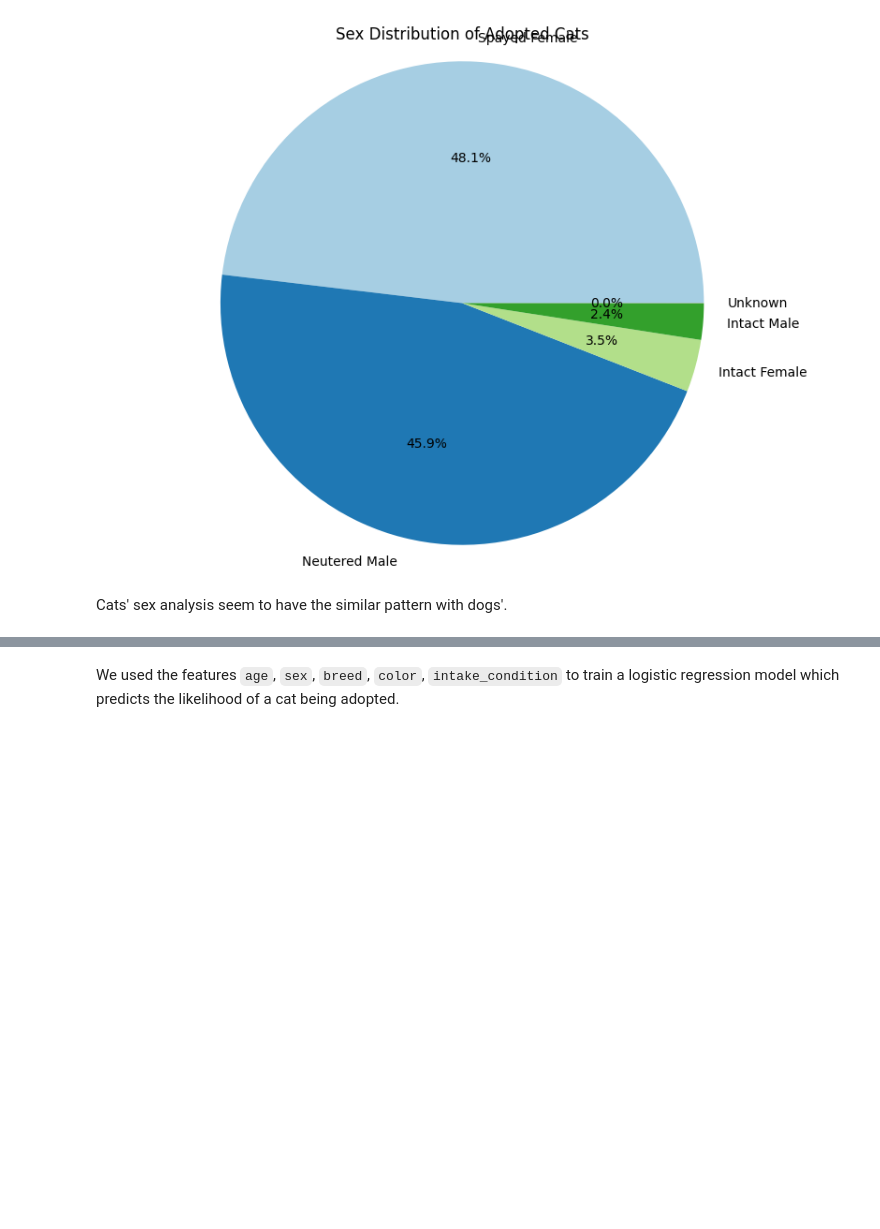
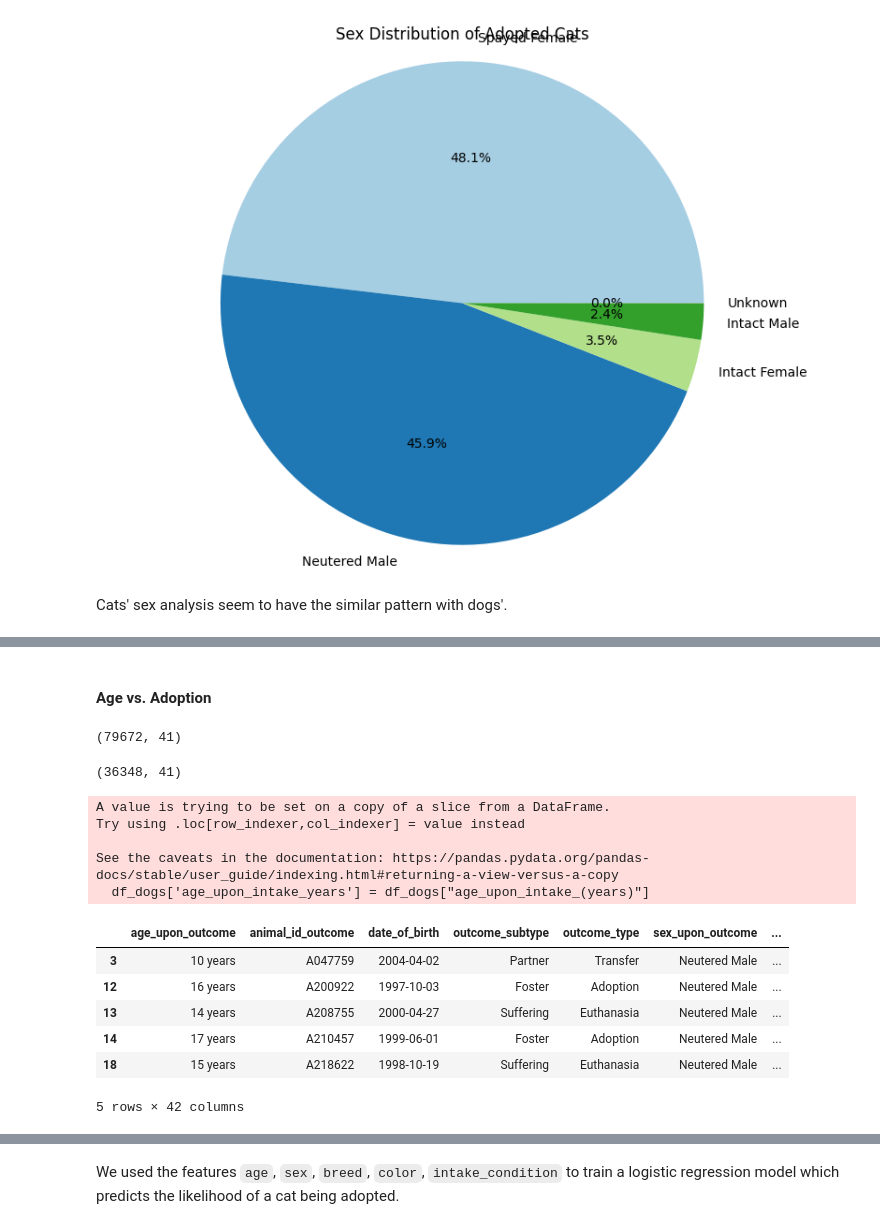
Before and after one commit to hlm01/ECE_143_Project, a Jupyter notebook: main.ipynb, the cells around one changed output, grey strips where cells are left out. Cells and saved outputs as stored; diff of their text form; code cells hidden in the pictures; blank space fills up the shorter version.

```diff
--- a/main.ipynb
+++ b/main.ipynb
@@ -500,0 +513,36 @@ Cats' sex analysis seem to have the similar pattern with dogs'.
+# %% [markdown]
+#### Age vs. Adoption
+# %%
+import pandas as pd
+df = pd.read_csv("aac_intakes_outcomes.csv")
+df.head(5)
+df.shape
+# %% [output]
+(79672, 41)
+# %%
+df.dropna(inplace=True)
+df.shape
+# %% [output]
+(36348, 41)
+# %%
+df['date_of_birth'] = pd.to_datetime(df['date_of_birth'])
+df['outcome_datetime'] = pd.to_datetime(df['outcome_datetime'])
+df['intake_datetime'] = pd.to_datetime(df['intake_datetime'])
+# %%
+# Get values from dataframe for only dogs and use one-hot encoding for adoption
+df_dogs = df[df['animal_type']=='Dog']
+df_dogs['age_upon_intake_years'] = df_dogs["age_upon_intake_(years)"]
+df_dogs.head()
+# %% [output]
+A value is trying to be set on a copy of a slice from a DataFrame.
+Try using .loc[row_indexer,col_indexer] = value instead
+
+See the caveats in the documentation: https://pandas.pydata.org/pandas-docs/stable/user_guide/indexing.html#returning-a-view-versus-a-copy
+  df_dogs['age_upon_intake_years'] = df_dogs["age_upon_intake_(years)"]
+|  | age_upon_outcome | animal_id_outcome | date_of_birth | outcome_subtype | outcome_type | sex_upon_outcome | ... |
+| 3 | 10 years | A047759 | 2004-04-02 | Partner | Transfer | Neutered Male | ... |
+| 12 | 16 years | A200922 | 1997-10-03 | Foster | Adoption | Neutered Male | ... |
+| 13 | 14 years | A208755 | 2000-04-27 | Suffering | Euthanasia | Neutered Male | ... |
+| 14 | 17 years | A210457 | 1999-06-01 | Foster | Adoption | Neutered Male | ... |
+| 18 | 15 years | A218622 | 1998-10-19 | Suffering | Euthanasia | Neutered Male | ... |
+5 rows × 42 columns
```
Also changed, not shown: parts of 31 cells of this notebook.
